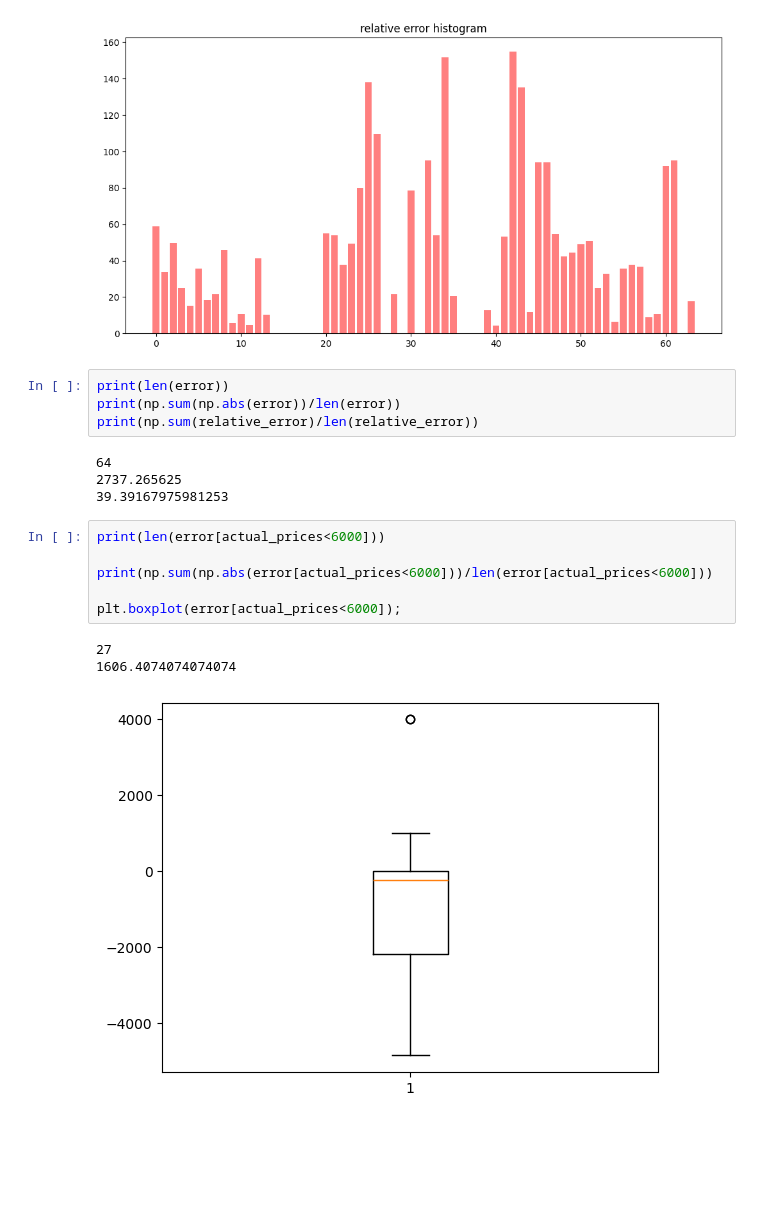
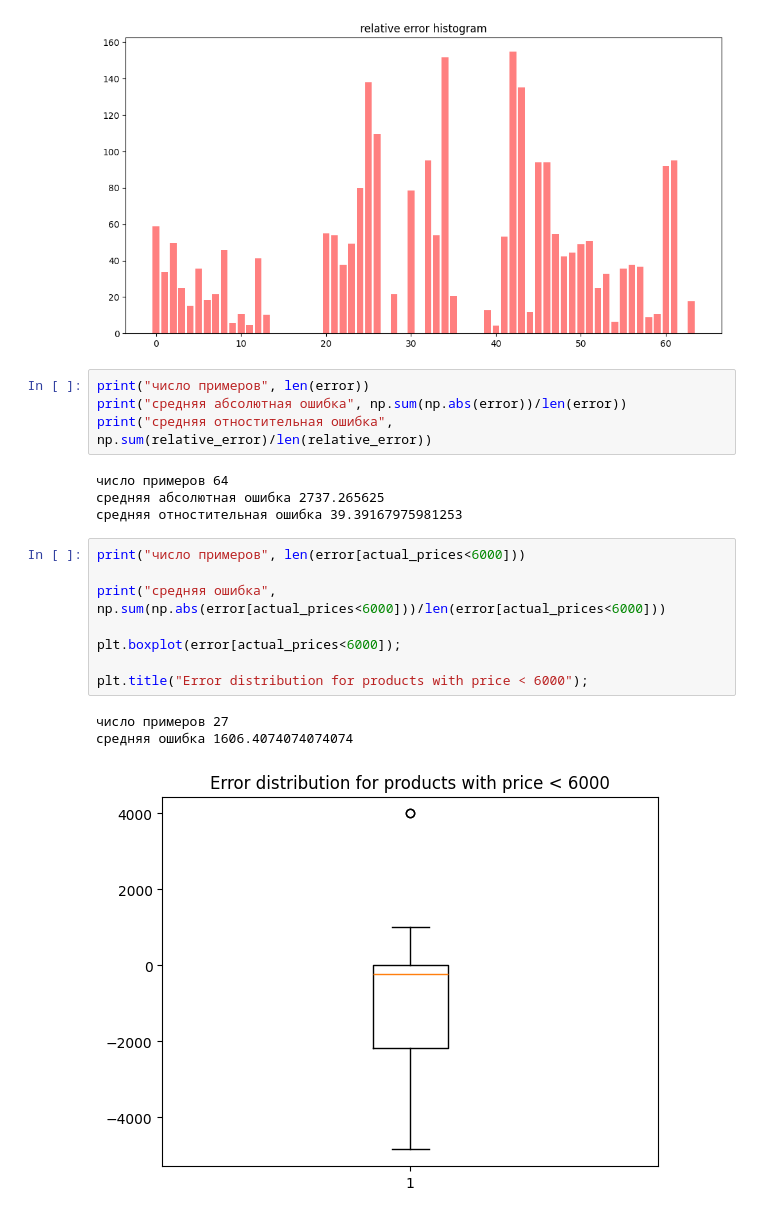
Before and after one commit to Wormsin/deals-parser-agent, a Jupyter notebook: rag.ipynb, the cells around one changed output. Saved outputs shown, nothing was run; the diff lists cells and outputs as text; blank space fills up the shorter version.

```diff
--- a/rag.ipynb
+++ b/rag.ipynb
@@ -443,21 +444,23 @@ plt.show()
 # %% [output]
 [figure]
 # %%
-print(len(error))
-print(np.sum(np.abs(error))/len(error))
-print(np.sum(relative_error)/len(relative_error))
+print("число примеров", len(error))
+print("средняя абсолютная ошибка", np.sum(np.abs(error))/len(error))
+print("средняя отностительная ошибка", np.sum(relative_error)/len(relative_error))
 # %% [output]
-64
-2737.265625
-39.39167975981253
+число примеров 64
+средняя абсолютная ошибка 2737.265625
+средняя отностительная ошибка 39.39167975981253
 # %%
-print(len(error[actual_prices<6000]))
+print("число примеров", len(error[actual_prices<6000]))
 
-print(np.sum(np.abs(error[actual_prices<6000]))/len(error[actual_prices<6000]))
+print("средняя ошибка", np.sum(np.abs(error[actual_prices<6000]))/len(error[actual_prices<6000]))
 
 plt.boxplot(error[actual_prices<6000]);
+
+plt.title("Error distribution for products with price < 6000");
 # %% [output]
-27
-1606.4074074074074
+число примеров 27
+средняя ошибка 1606.4074074074074
-[figure, old version]
+[figure, new version]
 # %%
```
Also changed, not shown: parts of 2 cells of this notebook, 2 other files.
